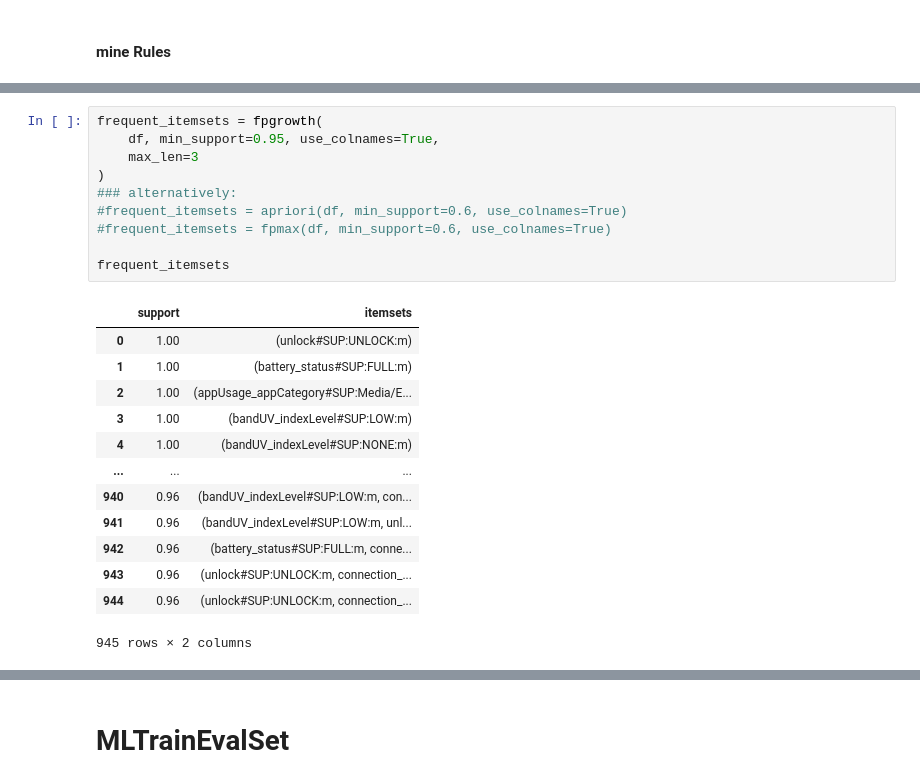
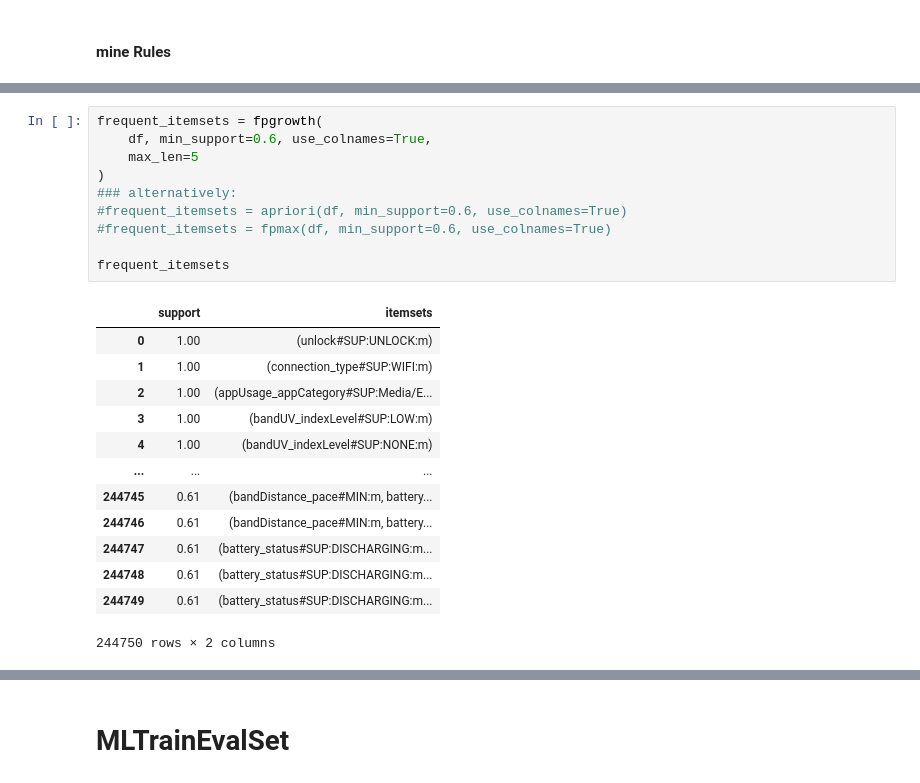
Before and after one commit to Jumabek/receptivity, a Jupyter notebook: analysis/Association Rule Mining.ipynb, the cells around one changed output, grey strips where cells are left out. Cells and saved outputs as stored; diff of their text form.

```diff
--- a/analysis/Association Rule Mining.ipynb
+++ b/analysis/Association Rule Mining.ipynb
@@ -969,25 +951,25 @@ df
 9072 rows × 286 columns
 # %%
 frequent_itemsets = fpgrowth(
-    df, min_support=0.95, use_colnames=True,
-    max_len=3
+    df, min_support=0.6, use_colnames=True,
+    max_len=5
 )
 ### alternatively:
 #frequent_itemsets = apriori(df, min_support=0.6, use_colnames=True)
 #frequent_itemsets = fpmax(df, min_support=0.6, use_colnames=True)
 
 frequent_itemsets
 # %% [output]
 |  | support | itemsets |
 | 0 | 1.00 | (unlock#SUP:UNLOCK:m) |
-| 1 | 1.00 | (battery_status#SUP:FULL:m) |
+| 1 | 1.00 | (connection_type#SUP:WIFI:m) |
 | 2 | 1.00 | (appUsage_appCategory#SUP:Media/E... |
 | 3 | 1.00 | (bandUV_indexLevel#SUP:LOW:m) |
 | 4 | 1.00 | (bandUV_indexLevel#SUP:NONE:m) |
 | ... | ... | ... |
-| 940 | 0.96 | (bandUV_indexLevel#SUP:LOW:m, con... |
-| 941 | 0.96 | (bandUV_indexLevel#SUP:LOW:m, unl... |
-| 942 | 0.96 | (battery_status#SUP:FULL:m, conne... |
-| 943 | 0.96 | (unlock#SUP:UNLOCK:m, connection_... |
-| 944 | 0.96 | (unlock#SUP:UNLOCK:m, connection_... |
+| 244745 | 0.61 | (bandDistance_pace#MIN:m, battery... |
+| 244746 | 0.61 | (bandDistance_pace#MIN:m, battery... |
+| 244747 | 0.61 | (battery_status#SUP:DISCHARGING:m... |
+| 244748 | 0.61 | (battery_status#SUP:DISCHARGING:m... |
+| 244749 | 0.61 | (battery_status#SUP:DISCHARGING:m... |
-945 rows × 2 columns
+244750 rows × 2 columns
```
Also changed, not shown: parts of 25 cells of this notebook, 3 other files.
